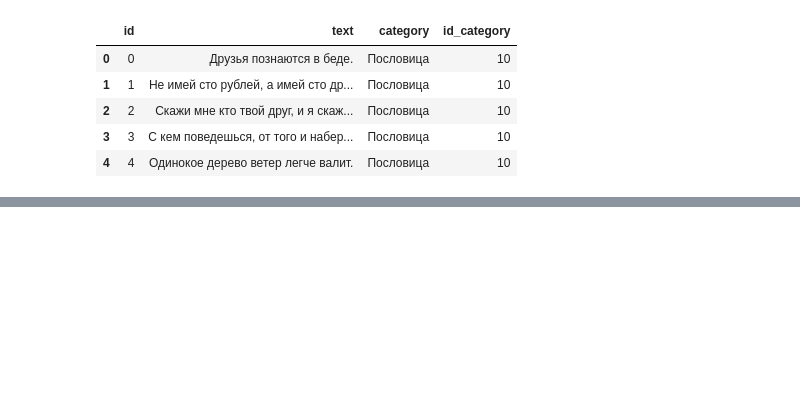
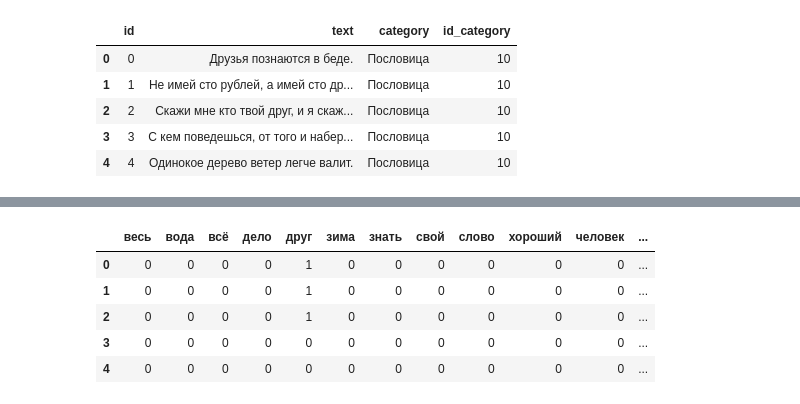
Before and after one commit to polinakochneva1/me_labs_house, a Jupyter notebook: георгий_4_clf_text.ipynb, the cells around one changed output, grey strips where cells are left out. Cells and saved outputs as stored; diff of their text form; code cells hidden in the pictures; blank space fills up the shorter version.

```diff
--- a/георгий_4_clf_text.ipynb
+++ b/георгий_4_clf_text.ipynb
@@ -30,3 +49,20 @@ df.head()
 | 2 | 2 | Скажи мне кто твой друг, и я скаж... | Пословица | 10 |
 | 3 | 3 | С кем поведешься, от того и набер... | Пословица | 10 |
 | 4 | 4 | Одинокое дерево ветер легче валит. | Пословица | 10 |
+# %%
+text=df['text'] #берем столбец с текстом
+norm_text=[]
+# 1 - только буквы
+# 2 - перевод в нижний регистр
+# 3 - привести все слова в единую форму
+morph=pymorphy2.MorphAnalyzer()
+for s in tqdm(text):
+    s1 = re.sub(r'[^\w\s]+|[\d]+', r'',s).strip()
+    s1 = s1.lower()
+    s1 = word_tokenize(s1) #токенизация
+    words=[]
+    for i in s1:
+        pv = morph.parse(i)
+        words.append(pv[0].normal_form)
+    sentence=' '.join(words)
+    norm_text.append(sentence)
@@ -32,0 +73,5 @@ df.head()
+# %%
+df['norm_text']=norm_text
+# %%
+df.drop_duplicates(keep='first',inplace=True)
+df.head()
@@ -32,0 +85,14 @@ df.head()
+# %%
+#один способ векторизации
+russian_stopwords = stopwords.words("russian")
+vectorizer = CountVectorizer(max_features=500, min_df=20, max_df=0.7, stop_words=russian_stopwords)
+text_cv = vectorizer.fit_transform(df['norm_text'])
+text_cv = pd.DataFrame(text_cv.toarray(),columns=vectorizer.get_feature_names_out())
+text_cv.head()
+# %% [output]
+|  | весь | вода | всё | дело | друг | зима | знать | свой | слово | хороший | человек | ... |
+| 0 | 0 | 0 | 0 | 0 | 1 | 0 | 0 | 0 | 0 | 0 | 0 | ... |
+| 1 | 0 | 0 | 0 | 0 | 1 | 0 | 0 | 0 | 0 | 0 | 0 | ... |
+| 2 | 0 | 0 | 0 | 0 | 1 | 0 | 0 | 0 | 0 | 0 | 0 | ... |
+| 3 | 0 | 0 | 0 | 0 | 0 | 0 | 0 | 0 | 0 | 0 | 0 | ... |
+| 4 | 0 | 0 | 0 | 0 | 0 | 0 | 0 | 0 | 0 | 0 | 0 | ... |
```
Also changed, not shown: parts of 4 cells of this notebook.
